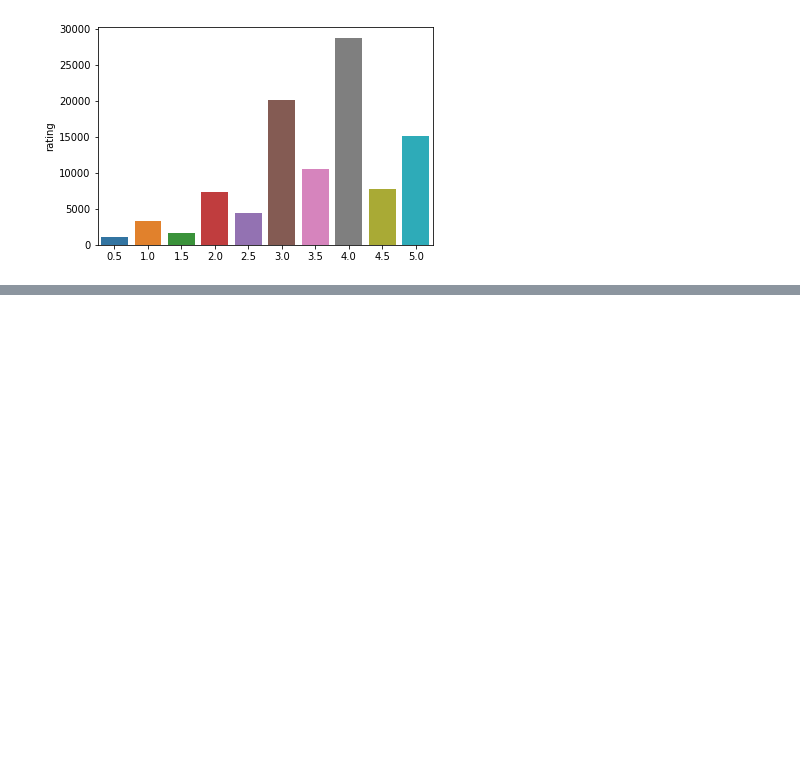
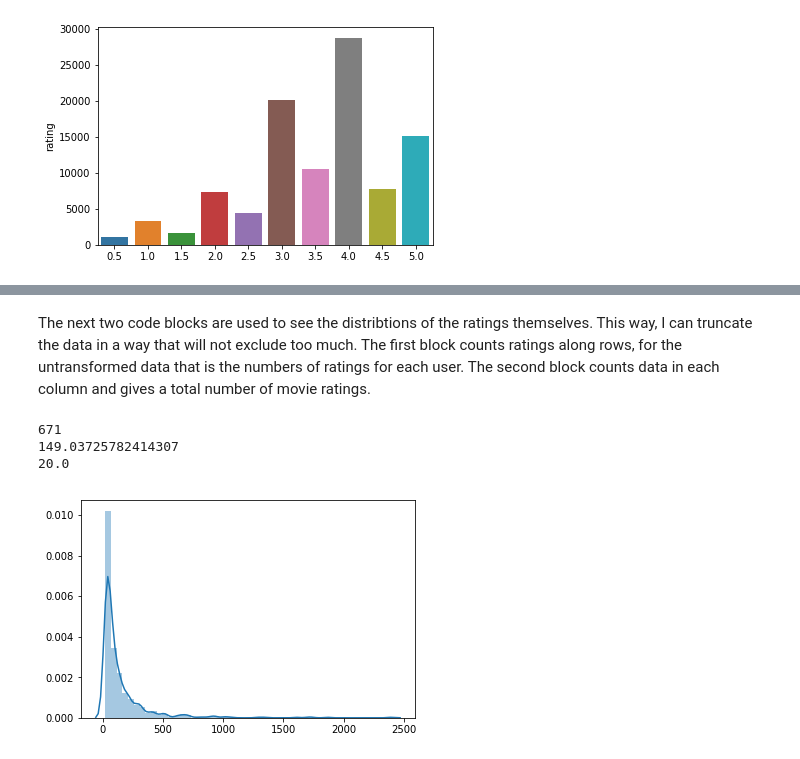
Before and after one commit to ncooper76/DATA_643_Group, a Jupyter notebook: DATA_643_Project2_NCooper.ipynb, the cells around one changed output, grey strips where cells are left out. Saved outputs shown, nothing was run; the diff lists cells and outputs as text; code cells hidden in the pictures; blank space fills up the shorter version.

```diff
--- a/DATA_643_Project2_NCooper.ipynb
+++ b/DATA_643_Project2_NCooper.ipynb
@@ -75,0 +89,23 @@ Name: rating, dtype: int64
+# %% [markdown]
+The next two code blocks are used to see the distribtions of the ratings themselves. This way, I can truncate the data in a way that will not exclude too much.  The first block counts ratings along rows, for the untransformed data that is the numbers of ratings for each user. The second block counts data in each column and gives a total number of movie ratings.
+# %%
+def rowCounts(df):
+    j = []
+    for index, row in df.iterrows():
+        i=0
+        for n in row:
+            if n > 0:
+                i = i +1
+        j.append(i)
+    return j
+ratings_user_counts = rowCounts(ratings_wide_df)
+print(len(ratings_user_counts))
+print(np.mean(ratings_user_counts))
+print(np.percentile(ratings_user_counts,.95))
+sns.distplot(ratings_user_counts)
+plt.show()
+# %% [output]
+671
+149.03725782414307
+20.0
+[figure, added]
```
Also changed, not shown: parts of 36 cells of this notebook.
